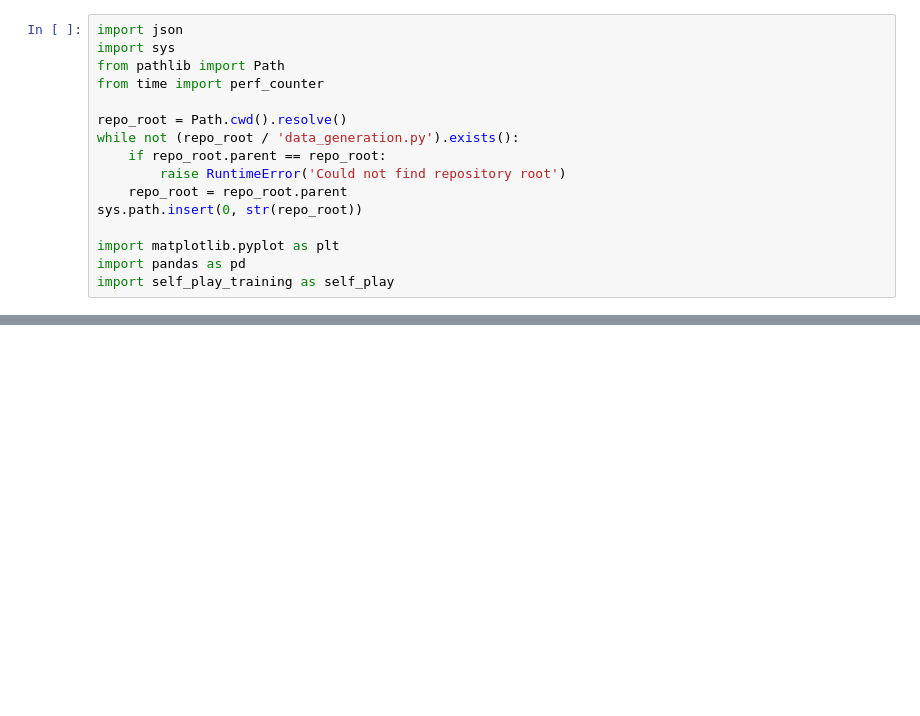
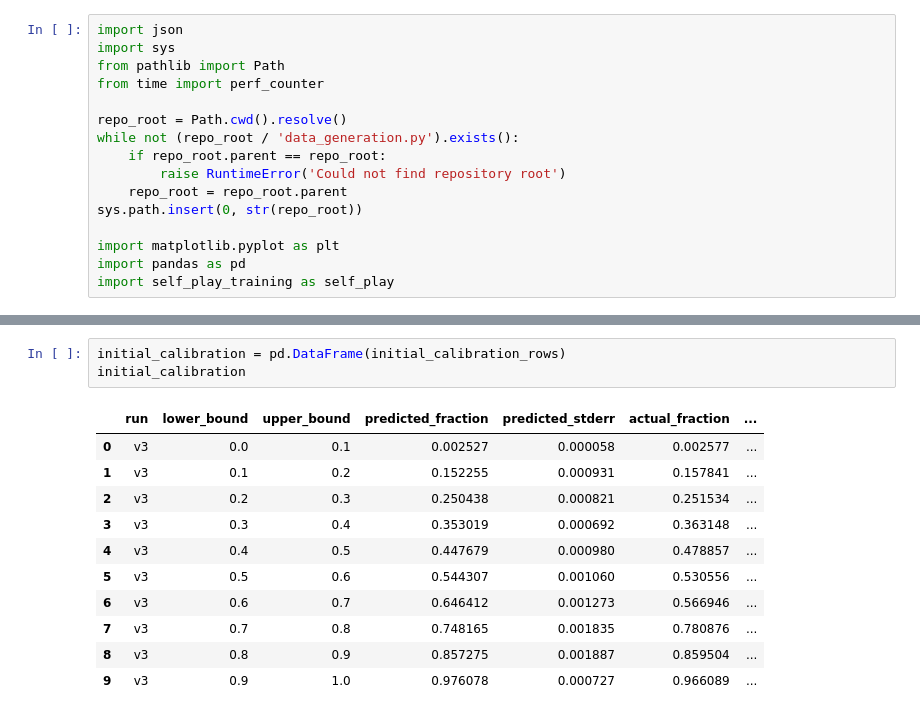
Before and after one commit to kendallzhu/curling, a Jupyter notebook: self_play_evaluation.ipynb, the cells around one changed output, grey strips where cells are left out. Drawn from its saved outputs; the diff is of its cells as text; blank space fills up the shorter version.

```diff
--- a/self_play_evaluation.ipynb
+++ b/self_play_evaluation.ipynb
@@ -64,3 +133,18 @@ training_metrics.tail()
+# %%
+initial_calibration = pd.DataFrame(initial_calibration_rows)
+initial_calibration
+# %% [output]
+|  | run | lower_bound | upper_bound | predicted_fraction | predicted_stderr | actual_fraction | ... |
+| 0 | v3 | 0.0 | 0.1 | 0.002527 | 0.000058 | 0.002577 | ... |
+| 1 | v3 | 0.1 | 0.2 | 0.152255 | 0.000931 | 0.157841 | ... |
+| 2 | v3 | 0.2 | 0.3 | 0.250438 | 0.000821 | 0.251534 | ... |
+| 3 | v3 | 0.3 | 0.4 | 0.353019 | 0.000692 | 0.363148 | ... |
+| 4 | v3 | 0.4 | 0.5 | 0.447679 | 0.000980 | 0.478857 | ... |
+| 5 | v3 | 0.5 | 0.6 | 0.544307 | 0.001060 | 0.530556 | ... |
+| 6 | v3 | 0.6 | 0.7 | 0.646412 | 0.001273 | 0.566946 | ... |
+| 7 | v3 | 0.7 | 0.8 | 0.748165 | 0.001835 | 0.780876 | ... |
+| 8 | v3 | 0.8 | 0.9 | 0.857275 | 0.001887 | 0.859504 | ... |
+| 9 | v3 | 0.9 | 1.0 | 0.976078 | 0.000727 | 0.966089 | ... |
 # %%
 checkpoint_paths = {
     run_name: run["directory"] / "checkpoints" / f"m_{run['checkpoint']}.npz"
```
Also changed, not shown: parts of 6 cells of this notebook, 33 other files.
